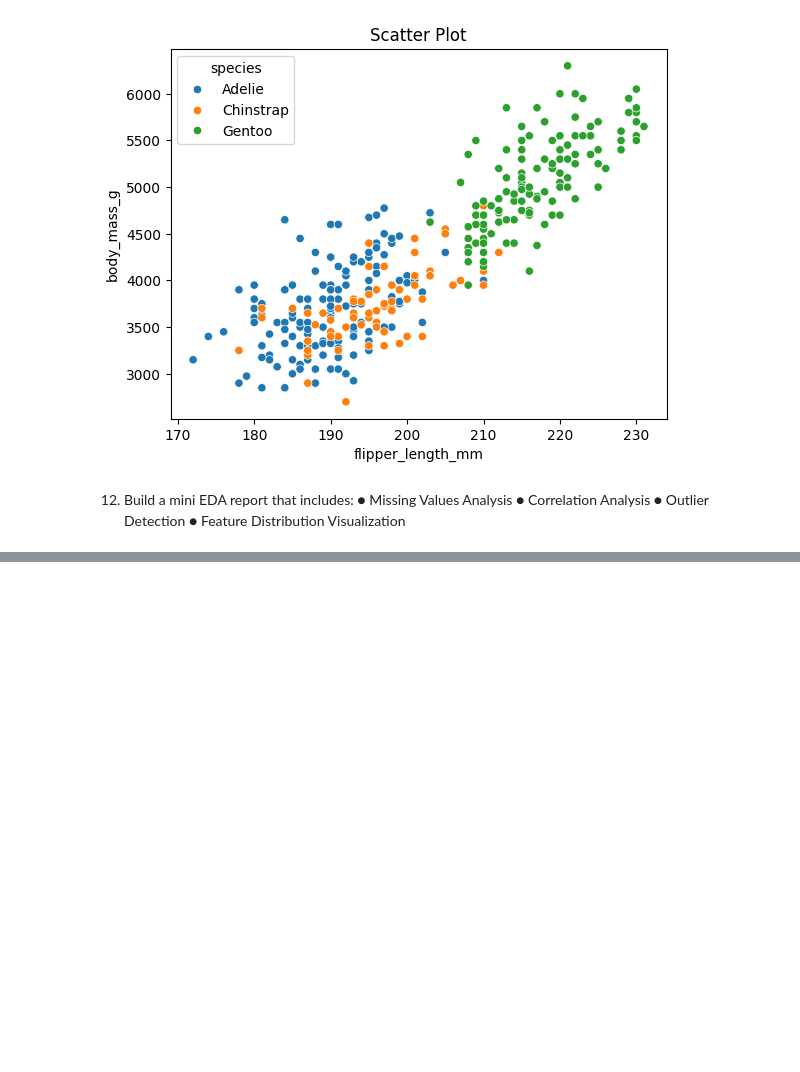
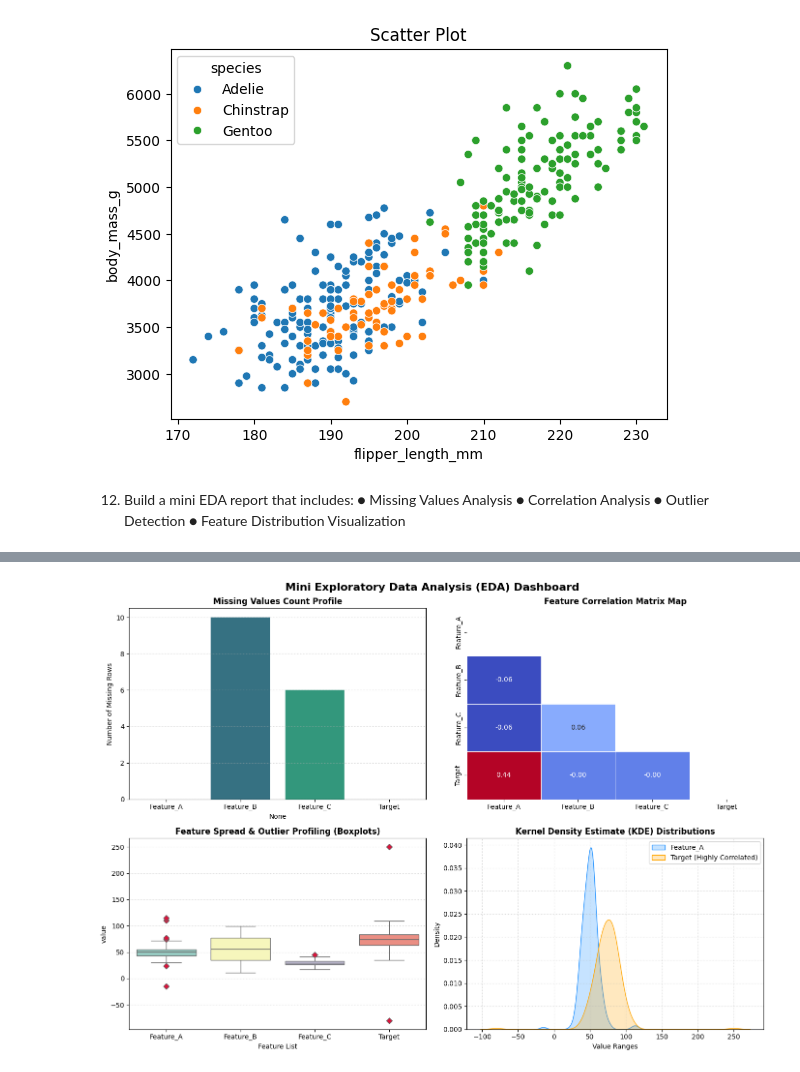
Before and after one commit to Ritika-Gauttam/Summer-2026, a Jupyter notebook: Assignments/assignment9.ipynb, the cells around one changed output, grey strips where cells are left out. Drawn from its saved outputs; the diff is of its cells as text; code cells hidden in the pictures; blank space fills up the shorter version.

```diff
--- a/Assignments/assignment9.ipynb
+++ b/Assignments/assignment9.ipynb
@@ -142,3 +360,97 @@ plt.show()
 ● Correlation Analysis
 ● Outlier Detection
 ● Feature Distribution Visualization
+# %%
+import pandas as pd
+import numpy as np
+import seaborn as sns
+import matplotlib.pyplot as plt
+
+np.random.seed(42)
+n_samples = 200
+
+data = {
+    'Feature_A': np.random.normal(loc=50, scale=10, size=n_samples),
+    'Feature_B': np.random.uniform(low=10, high=100, size=n_samples),
+    'Feature_C': np.random.normal(loc=30, scale=5, size=n_samples),
+    'Target': np.zeros(n_samples)
+}
+df = pd.DataFrame(data)
+
+df['Target'] = df['Feature_A'] * 1.5 + np.random.normal(0, 5, n_samples)
+
+
+df.loc[df.sample(frac=0.05).index, 'Feature_B'] = np.nan
+df.loc[df.sample(frac=0.03).index, 'Feature_C'] = np.nan
+
+df.loc[[15, 42, 103], 'Feature_A'] = [110, 115, -15]
+df.loc[[77, 145], 'Target'] = [250, -80]
+
+print("=" * 60)
+print(" STARTING MINI EDA REPORT EXECUTION ")
+print("=" * 60 + "\n")
+
+print("MISSING VALUES ANALYSIS")
+null_counts = df.isnull().sum()
+null_percentages = (df.isnull().sum() / len(df)) * 100
+missing_report = pd.DataFrame({'Missing_Count': null_counts, 'Percentage_%': null_percentages})
+print(missing_report.round(2).to_string())
+print("\n" + "-" * 50 + "\n")
+
+print(" CORRELATION ANALYSIS")
+corr_matrix = df.corr()
+print("Correlation Matrix Coefficients (Pearson):")
+print(corr_matrix.round(2).to_string())
+print("\n" + "-" * 50 + "\n")
+
+print("[3/4] OUTLIER DETECTION (IQR METHOD)")
+outlier_summary = {}
+
+for col in df.select_dtypes(include=[np.number]).columns:
+
+    Q1 = df[col].quantile(0.25)
+    Q3 = df[col].quantile(0.75)
+    IQR = Q3 - Q1
+
+    lower_bound = Q1 - 1.5 * IQR
+    upper_bound = Q3 + 1.5 * IQR
+
+    outliers = df[(df[col] < lower_bound) | (df[col] > upper_bound)]
+    outlier_summary[col] = len(outliers)
+    print(f"Column '{col}': Bounds [{lower_bound:.1f} to {upper_bound:.1f}] -> Outliers Found: {len(outliers)}")
+
+print("\n" + "-" * 50 + "\n")
+
+print("GENERATING EDA VISUAL VISUALIZATION DASHBOARD")
+
+fig, axes = plt.subplots(2, 2, figsize=(14, 10))
+fig.suptitle("Mini Exploratory Data Analysis (EDA) Dashboard", fontsize=16, fontweight='bold')
+
+sns.barplot(x=missing_report.index, y=missing_report['Missing_Count'], ax=axes[0,0], palette='viridis')
+axes[0,0].set_title("Missing Values Count Profile", fontweight='bold')
+axes[0,0].set_ylabel("Number of Missing Rows")
+axes[0,0].grid(axis='y', linestyle=':', alpha=0.6)
+
+mask = np.triu(np.ones_like(corr_matrix, dtype=bool))
+sns.heatmap(corr_matrix, annot=True, cmap='coolwarm', fmt=".2f", mask=mask, ax=axes[0,1], cbar=False, linewidths=0.5)
+axes[0,1].set_title("Feature Correlation Matrix Map", fontweight='bold')
+
+df_melted = df.melt(value_vars=['Feature_A', 'Feature_B', 'Feature_C', 'Target'])
+sns.boxplot(data=df_melted, x='variable', y='value', ax=axes[1,0], palette='Set3',
+            flierprops={"markerfacecolor": "crimson", "marker": "D", "markersize": 6})
+axes[1,0].set_title("Feature Spread & Outlier Profiling (Boxplots)", fontweight='bold')
+axes[1,0].set_xlabel("Feature List")
+axes[1,0].grid(axis='y', linestyle=':', alpha=0.6)
+
+sns.kdeplot(data=df['Feature_A'], label='Feature_A', shade=True, ax=axes[1,1], color='dodgerblue')
+sns.kdeplot(data=df['Target'], label='Target (Highly Correlated)', shade=True, ax=axes[1,1], color='orange')
+axes[1,1].set_title("Kernel Density Estimate (KDE) Distributions", fontweight='bold')
+axes[1,1].set_xlabel("Value Ranges")
+axes[1,1].legend()
+axes[1,1].grid(True, linestyle=':', alpha=0.6)
+
+plt.tight_layout()
+plt.show()
+
+print("EDA Report processing successfully completed.")
+# %% [output]
@@ -144,0 +491 @@ plt.show()
+[figure, added]
```
Also changed, not shown: parts of 7 cells of this notebook, 4 other files.
